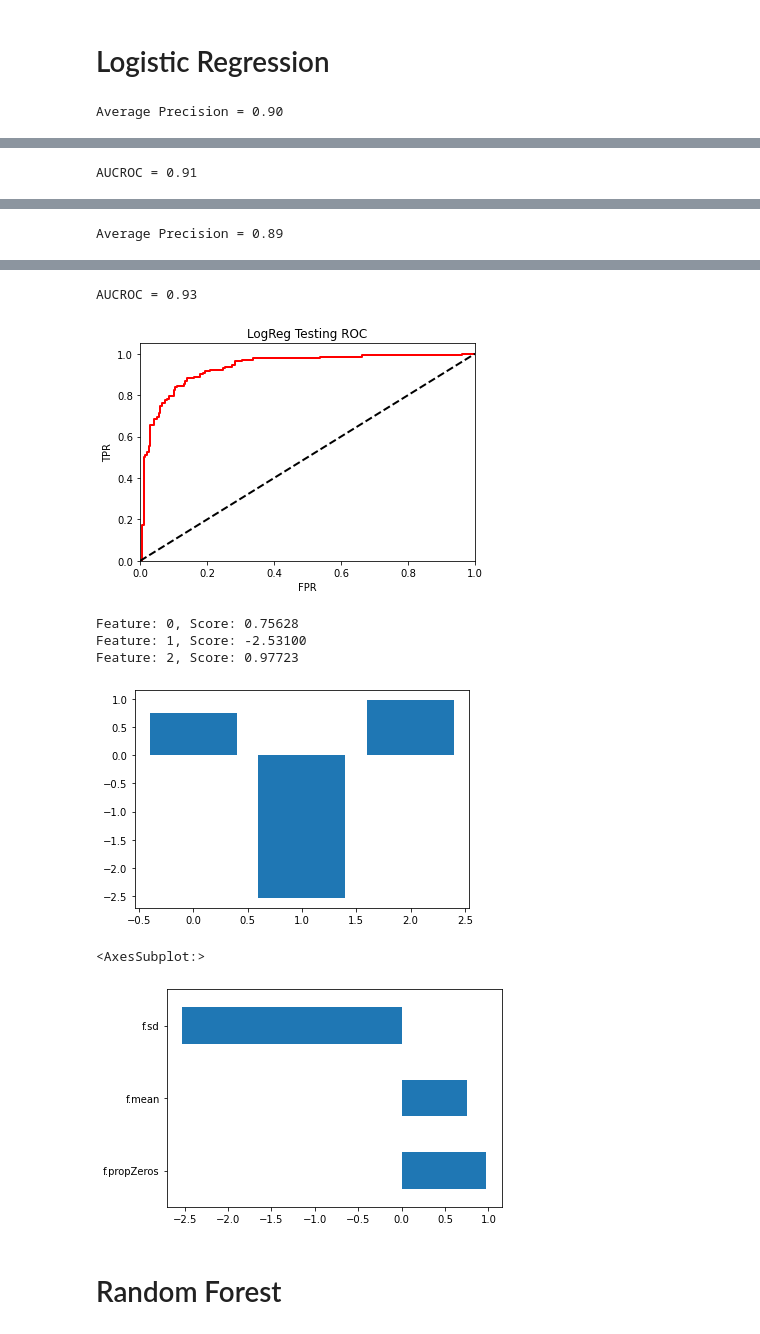
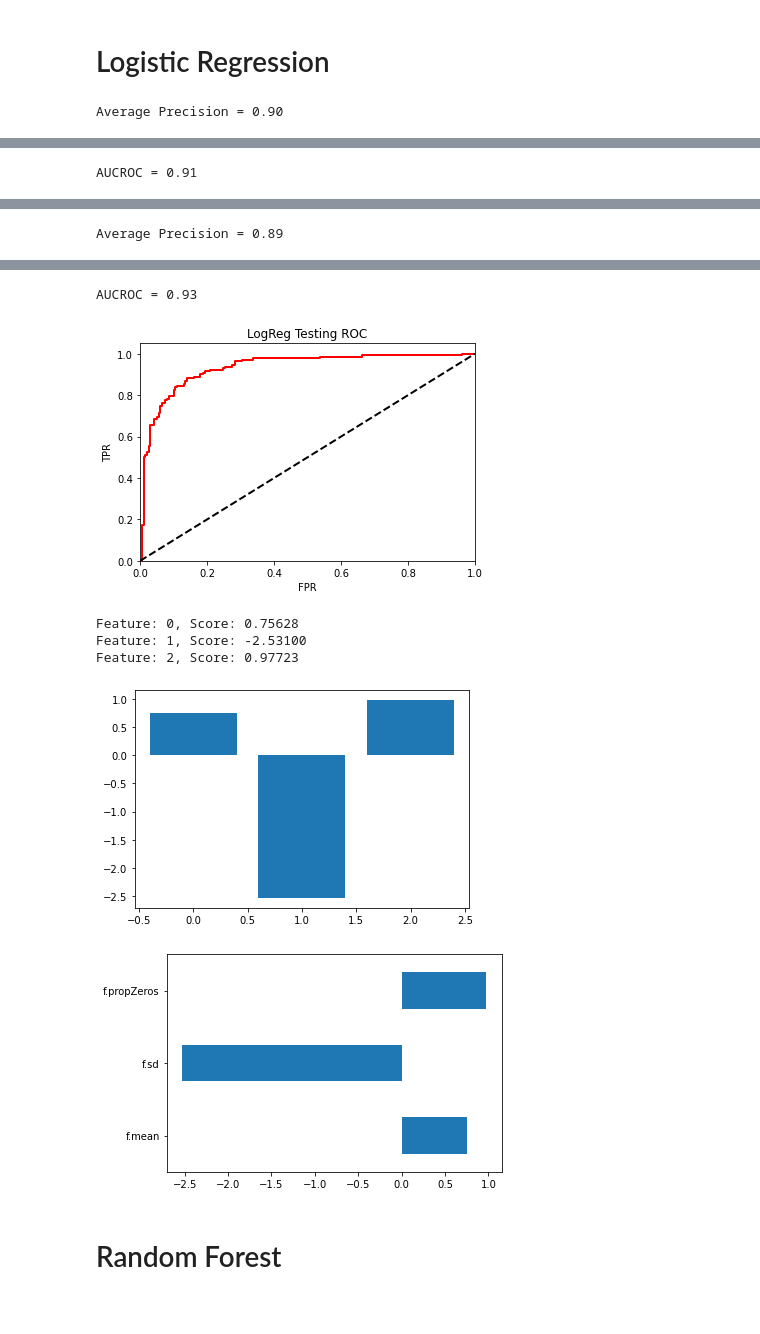
Before and after one commit to fellipepf/final-project-datascience-mtu, a Jupyter notebook: code/paper_baseline_experiment/baseline-experiments.ipynb, the cells around one changed output, grey strips where cells are left out. Cells and saved outputs as stored; diff of their text form; code cells hidden in the pictures.

Commit message:
include feature importance

```diff
--- a/code/paper_baseline_experiment/baseline-experiments.ipynb
+++ b/code/paper_baseline_experiment/baseline-experiments.ipynb
@@ -26,6 +28,8 @@ color = sns.color_palette()
 # %%
 PATH_TO_FILE = "../../psykose/schizophrenia-features.csv"
 
+#my baseline features
+#PATH_TO_FILE = "../my_baseline.csv"
 
 _PARAMS_LORGREG = {
     "penalty": "l2", "C": 1.0, "class_weight": "balanced",
@@ -54,6 +58,10 @@ _PARAMS_LIGHTGB = {
     "max_depth":4, "num_leaves": 31, "learning_rate": 0.01, "feature_fraction": 1.0, "bagging_fraction": 1.0,
     "bagging_freq": 0, "bagging_seed": 2018, "num_threads":16
 }
+
+# Data Frame to collect all results of the classifiers
+df_result = pd.DataFrame()
+df_feature_importance = pd.DataFrame()
 # %%
 data = pd.read_csv(PATH_TO_FILE)
 
@@ -64,10 +72,13 @@ scaler = pp.StandardScaler(copy=True)
 
 dataX.loc[:, dataX.columns] = scaler.fit_transform(dataX[dataX.columns])
 
+
+testset_size = 0.5
+
 X_TRAIN, X_TEST, Y_TRAIN, Y_TEST = train_test_split(
     dataX,
     dataY,
-    test_size=0.5,
+    test_size=testset_size,
     random_state=2019,
     stratify=dataY
 )
@@ -101,6 +112,8 @@ def plot_prc_curve(y_preds, y_trues, title=None):
 
     plt.show()
 
+    return average_precision
+
 def plot_roc_curve(y_preds, y_trues, title=None):
 
     fpr, tpr, _ = metrics.roc_curve(y_trues, y_preds)
@@ -123,6 +136,8 @@ def plot_roc_curve(y_preds, y_trues, title=None):
     plt.plot([0, 1], [0, 1], color="k", lw=2, linestyle="--")
 
     plt.show()
+
+    return auc_roc
 
 
 def model_predict_k_fold( train_func, pred_func, model=None, n_splits=10, shuffle=True, random_state=2018 ):
@@ -165,39 +180,54 @@ logreg_test_preds = logreg_pred_func( logreg, X_TEST )
 
 #precision-recall curves (PRC)
 #Receiver-operator curves (ROC)
-plot_prc_curve( logreg_y_preds, logreg_y_trues, "LogReg Cross-Vaidation PRC" )
-plot_roc_curve( logreg_y_preds, logreg_y_trues, "LogReg Cross-Vaidation ROC" )
+average_precision = plot_prc_curve( logreg_y_preds, logreg_y_trues, "LogReg Cross-Vaidation PRC" )
+auc_roc           = plot_roc_curve( logreg_y_preds, logreg_y_trues, "LogReg Cross-Vaidation ROC" )
 
 plot_prc_curve( logreg_test_preds, Y_TEST, "LogReg Testing PRC" )
 plot_roc_curve( logreg_test_preds, Y_TEST, "LogReg Testing ROC" )
+
+
+#collect the result
+row_stats = {'classifier': "Logistic Regression",
+             'Average Precision': average_precision,
+             'AUCROC': auc_roc,
+             'testset_size': testset_size}
+df_result = df_result.append(row_stats, ignore_index=True )
 
 # get importance
 importance = logreg.coef_[0]
 # summarize feature importance
 for i,v in enumerate(importance):
 	print('Feature: %0d, Score: %.5f' % (i,v))
 # plot feature importance
 pyplot.bar([x for x in range(len(importance))], importance)
 pyplot.show()
 
 (pd.Series(logreg.coef_[0], index=X_TRAIN.columns)
-   .nlargest(4)
+  # .nlargest(4)
    .plot(kind='barh'))
+
+
+series_features = pd.Series(logreg.coef_[0], index=X_TRAIN.columns)
+row_features = {'classifier': "Logistic Regression"}
+for index, value in series_features.items():
+    new_values =  {index: value}
+    row_features.update(new_values)
+df_feature_importance = df_feature_importance.append(row_features, ignore_index=True)
 # %% [output]
 Average Precision = 0.90
 [figure]
 AUCROC = 0.91
 [figure]
 Average Precision = 0.89
 [figure]
 AUCROC = 0.93
 [figure]
 Feature: 0, Score: 0.75628
 Feature: 1, Score: -2.53100
 Feature: 2, Score: 0.97723
 [figure]
-<AxesSubplot:>
-[figure, old version]
+[figure, new version]
 # %% [markdown]
 # Random Forest
 # %%
```
Also changed, not shown: parts of 7 cells of this notebook, 1 other file.
